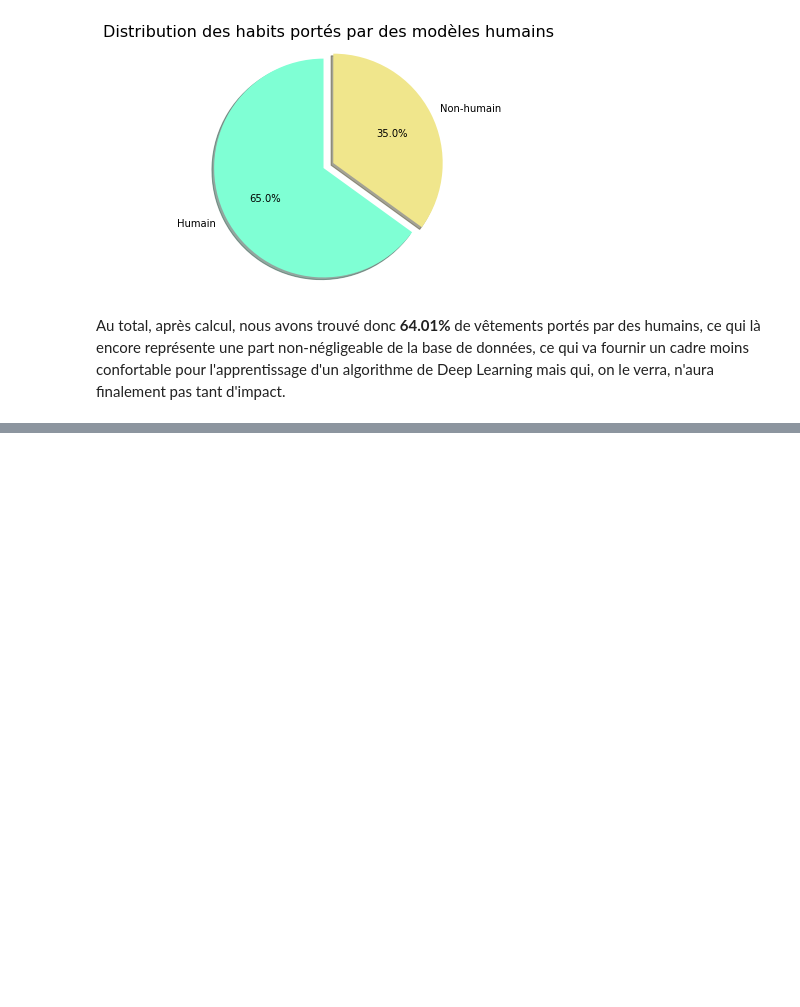
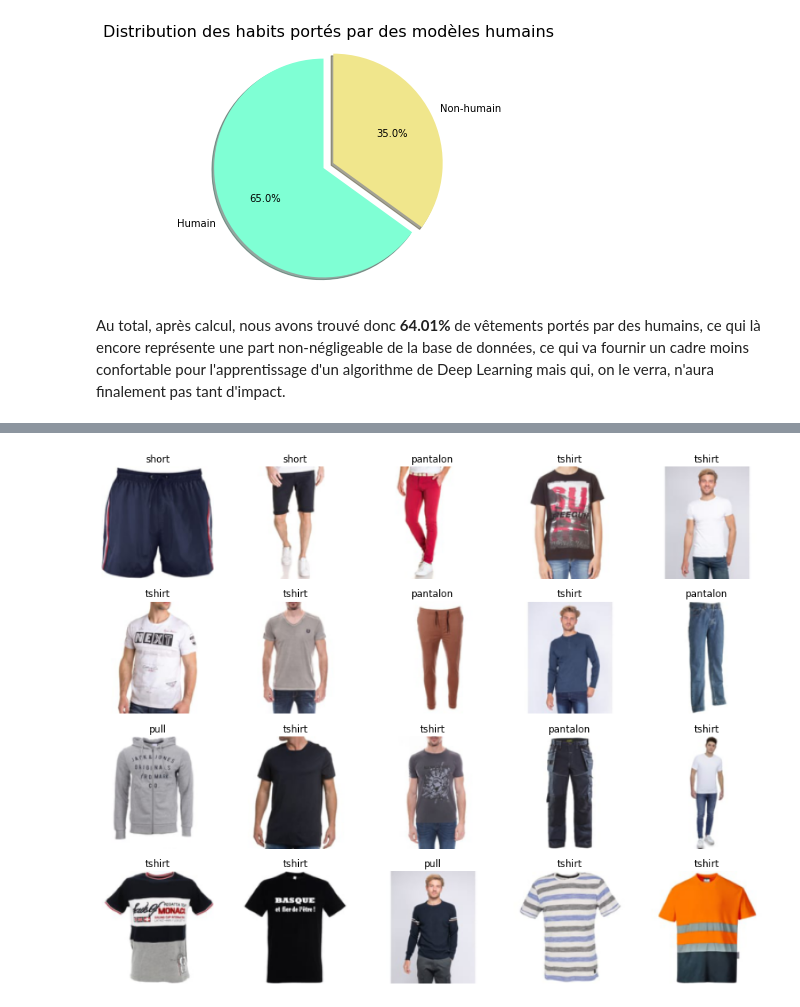
Before and after one commit to ENSAE-Projet-Info/main, a Jupyter notebook: Report_Notebook.ipynb, the cells around one changed output, grey strips where cells are left out. Saved outputs shown, nothing was run; the diff lists cells and outputs as text; code cells hidden in the pictures; blank space fills up the shorter version.

```diff
--- a/notebook.ipynb
+++ b/Report_Notebook.ipynb
@@ -675,0 +759,3 @@ Au total, après calcul, nous avons trouvé donc **64.01%** de vêtements porté
+# %%
+clothes_types = ['pantalon', 'pull', 'short','tshirt']
+path = Path('python_project_dataset')
@@ -675,0 +780,14 @@ Au total, après calcul, nous avons trouvé donc **64.01%** de vêtements porté
+# %%
+# (image data, label) key value pairing
+# split 80/20, tfms resize 128x128 px
+# seed pour la reproductibilité des résultats
+clothes = DataBlock(
+        blocks=(ImageBlock, CategoryBlock),
+        get_items=get_image_files,
+        splitter=RandomSplitter(valid_pct=0.2, seed=42),
+        get_y=parent_label,
+        item_tfms=Resize(128)
+        )
+# %%
+# chargement des données
+dls = clothes.dataloaders(path)
@@ -675,0 +798,4 @@ Au total, après calcul, nous avons trouvé donc **64.01%** de vêtements porté
+# %%
+dls.show_batch(max_n=20)
+# %% [output]
+[figure, added]
```
Also changed, not shown: parts of 60 cells of this notebook, 1 other file.
